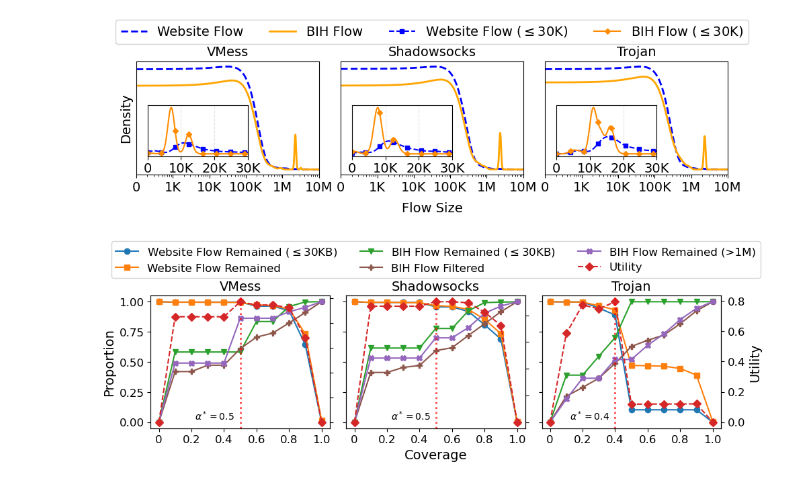
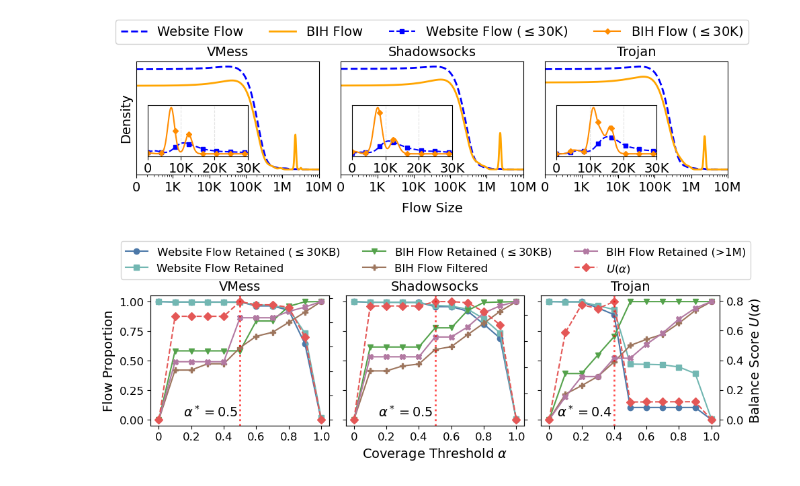
Before and after one commit to wesly2000/PA3, a Jupyter notebook: exp/data_analysis/coverage_analysis.ipynb, the cells around one changed output. Cells and saved outputs as stored; diff of their text form; code cells hidden in the pictures.

Commit message:
misc: visualization

```diff
--- a/exp/data_analysis/coverage_analysis.ipynb
+++ b/exp/data_analysis/coverage_analysis.ipynb
@@ -309,14 +309,14 @@ array_dicts = [
 utility_dict = utility
 
 array_labels = [
-    r"Website Flow Remained ($\leq$30KB)",
-    "Website Flow Remained",
-    r"BIH Flow Remained ($\leq$30KB)",
+    r"Website Flow Retained ($\leq$30KB)",
+    "Website Flow Retained",
+    r"BIH Flow Retained ($\leq$30KB)",
     "BIH Flow Filtered",
-    r"BIH Flow Remained (>1M)",
+    r"BIH Flow Retained (>1M)",
 ]
 marker_dict = ['o', 's', 'v', 'P', 'X']
-color_dict = ['tab:blue', 'tab:orange', 'tab:green', 'tab:brown', 'tab:purple']
+color_dict = ['#4C78A8', '#72B7B2', '#54A24B', '#9D755D', '#B279A2']
 utility_marker = 'D'
 
 protocols_display = ['VMess', 'Shadowsocks', 'Trojan']
@@ -357,12 +357,12 @@ for idx, protocol in enumerate(protocols_display):
         utility_dict[protocol_key],
         marker=utility_marker,
         linestyle="--",
-        color='tab:red',
-        label="Utility"
+        color='#E45756',
+        label=r"$U(\alpha)$"
     )
     utility_lines.append(line_utility)
     if idx == 2:
-        utility_labels.append("Utility")
+        utility_labels.append(r"Balance score $U(\alpha)$")
     elif idx == 0:
         # Add one Utility label for the legend; only once
         utility_labels.append("Utility")
@@ -386,42 +386,42 @@ for idx, protocol in enumerate(protocols_display):
     utility_axes[idx].annotate(
         rf'$\alpha^*={optimal_coverage:.1f}$',
         xy=(optimal_coverage, y_annotate),
-        xytext=(-6, 4),
+        xytext=(-2, 4),
         textcoords='offset points',
         ha='right',
         va='bottom',
         color='black',
-        fontsize=10,
+        fontsize=14,
     )
 
     ax.set_title(protocol, fontsize=14)
     ax.tick_params(axis='x', labelsize=12)
     ax.tick_params(axis='y', labelsize=12)
     ax.set_xlim(0, 1)
     # Set the x-axis ticks to [0, 0.2, 0.4, 0.6, 0.8, 1.0]
     ax.set_xlim(-0.05, 1.05)
     ax.set_xticks([0, 0.2, 0.4, 0.6, 0.8, 1.0])
     ax.set_xticklabels(['0', '0.2', '0.4', '0.6', '0.8', '1.0'])
     if idx == 1:
-        ax.set_xlabel("Coverage", fontsize=14)
+        ax.set_xlabel(r"Coverage Threshold $\alpha$", fontsize=14)
     if idx == 0:
-        ax.set_ylabel("Proportion", fontsize=14)
+        ax.set_ylabel("Flow Proportion", fontsize=14)
     if idx == 2:
-        utility_axes[idx].set_ylabel("Utility", fontsize=14)
+        utility_axes[idx].set_ylabel(r"Balance Score $U(\alpha)$", fontsize=14)
         utility_axes[idx].tick_params(axis='y', labelsize=12)
         # No y-label for utility axes except last one
     else:
         utility_axes[idx].set_yticklabels([])
 
 # Build handles for the legend, using lines from left axis (first protocol), and utility from right axes (one label)
 # Only use one Utility curve/label to avoid duplicate entries
 all_lines = lines + [utility_lines[0]]
-all_labels = labels + ["Utility"]
+all_labels = labels + [r"$U(\alpha)$"]
 
 # Place the shared legend below all the subplots
 fig.legend(all_lines, all_labels, loc='upper center', ncol=3, bbox_to_anchor=(0.5, 1.17), fontsize=12)
 plt.tight_layout()
 fig.savefig("coverage.pdf", bbox_inches='tight', dpi=300, format='pdf')
 plt.show()
 # %% [output]
-[figure, old version]
+[figure, new version]
```
